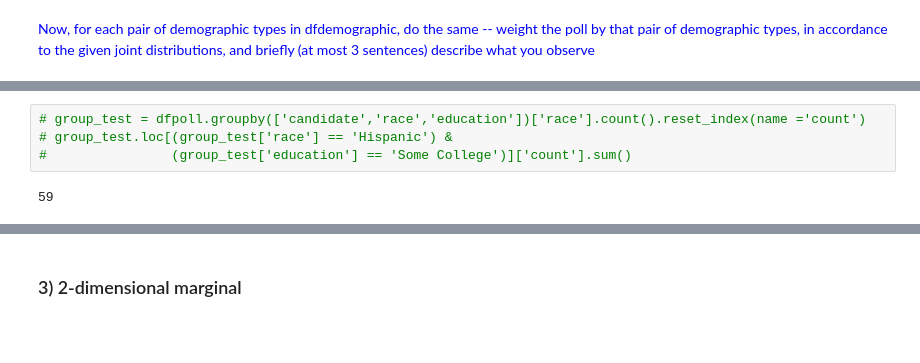
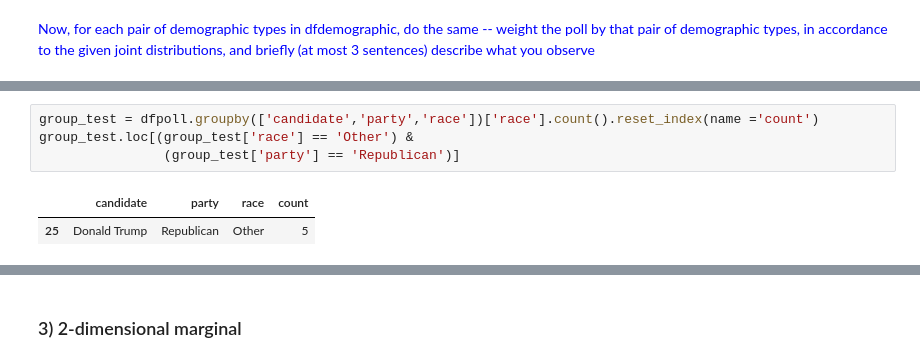
Before and after one commit to martinsun0/People-Data-Systems, a Jupyter notebook: HW1/HW1_assignment.ipynb, the cells around one changed output, grey strips where cells are left out. Saved outputs shown, nothing was run; the diff lists cells and outputs as text; blank space fills up the shorter version.

```diff
--- a/HW1/HW1_assignment.ipynb
+++ b/HW1/HW1_assignment.ipynb
@@ -315,9 +321,10 @@ dfdemographic
 # %%
-# group_test = dfpoll.groupby(['candidate','race','education'])['race'].count().reset_index(name ='count')
-# group_test.loc[(group_test['race'] == 'Hispanic') &
-#                (group_test['education'] == 'Some College')]['count'].sum()
+group_test = dfpoll.groupby(['candidate','party','race'])['race'].count().reset_index(name ='count')
+group_test.loc[(group_test['race'] == 'Other') &
+                (group_test['party'] == 'Republican')]
 # %% [output]
-59
+|  | candidate | party | race | count |
+| 25 | Donald Trump | Republican | Other | 5 |
 # %%
 weighted_2d_grouped = dfdemographic.groupby(['Demographic_Type_1', 'Demographic_Type_2'])['Weighted_Result'].sum().reset_index(name ='sum')
 weighted_2d_grouped['Hillary_sum'] = ""
```
Also changed, not shown: parts of 10 cells of this notebook, 2 other files.
